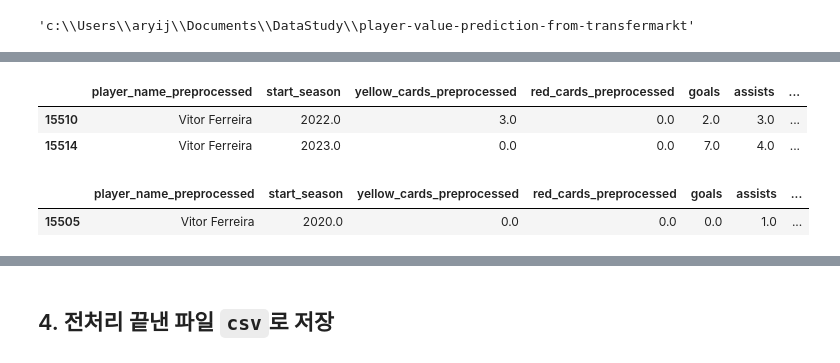
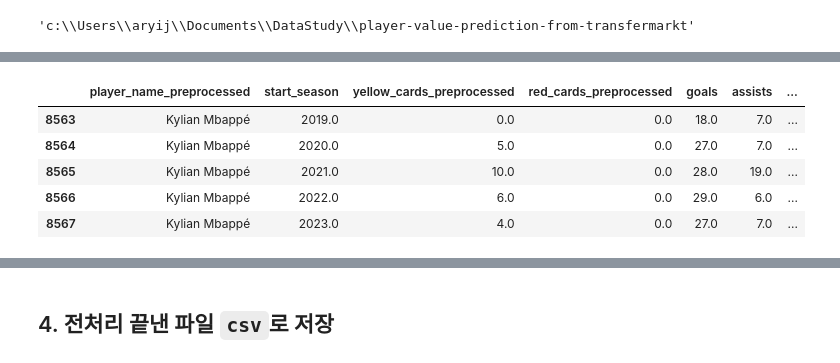
Before and after one commit to benidjor/player-value-prediction-from-transfermarkt, a Jupyter notebook: preprocessing.ipynb, the cells around one changed output, grey strips where cells are left out. Cells and saved outputs as stored; diff of their text form; code cells hidden in the pictures.

Commit message:
feat: understat 데이터 merge 중복 체크

```diff
--- a/preprocessing.ipynb
+++ b/preprocessing.ipynb
@@ -1039,13 +1226,14 @@ laliga_merged = merge_league_data(df_dropped_copy, 'laliga', laliga_files)
 ligue1_merged = merge_league_data(df_dropped_copy, 'ligue-1', ligue1_files)
 # %%
 # Vitinha → Vitor Ferreira로 변경된 것 확인
-ligue1_merged[ligue1_merged["player_name_preprocessed"]=="Vitor Ferreira"]
+# ligue1_merged[ligue1_merged["player_name_preprocessed"]=="Vitor Ferreira"]
+ligue1_merged[ligue1_merged["player_name_preprocessed"]=="Kylian Mbappé"]
+# ligue1_merged[ligue1_merged["team_title"]=="Paris Saint Germain"].head(50)
+# ligue1_merged["team_title"].unique()
 # %% [output]
 |  | player_name_preprocessed | start_season | yellow_cards_preprocessed | red_cards_preprocessed | goals | assists | ... |
-| 15510 | Vitor Ferreira | 2022.0 | 3.0 | 0.0 | 2.0 | 3.0 | ... |
-| 15514 | Vitor Ferreira | 2023.0 | 0.0 | 0.0 | 7.0 | 4.0 | ... |
+| 8563 | Kylian Mbappé | 2019.0 | 0.0 | 0.0 | 18.0 | 7.0 | ... |
+| 8564 | Kylian Mbappé | 2020.0 | 5.0 | 0.0 | 27.0 | 7.0 | ... |
+| 8565 | Kylian Mbappé | 2021.0 | 10.0 | 0.0 | 28.0 | 19.0 | ... |
+| 8566 | Kylian Mbappé | 2022.0 | 6.0 | 0.0 | 29.0 | 6.0 | ... |
+| 8567 | Kylian Mbappé | 2023.0 | 4.0 | 0.0 | 27.0 | 7.0 | ... |
-# %%
-epl_merged[epl_merged["player_name_preprocessed"]=="Vitor Ferreira"]
-# %% [output]
-|  | player_name_preprocessed | start_season | yellow_cards_preprocessed | red_cards_preprocessed | goals | assists | ... |
-| 15505 | Vitor Ferreira | 2020.0 | 0.0 | 0.0 | 0.0 | 1.0 | ... |
```
Also changed, not shown: parts of 7 cells of this notebook, 3 other files.
